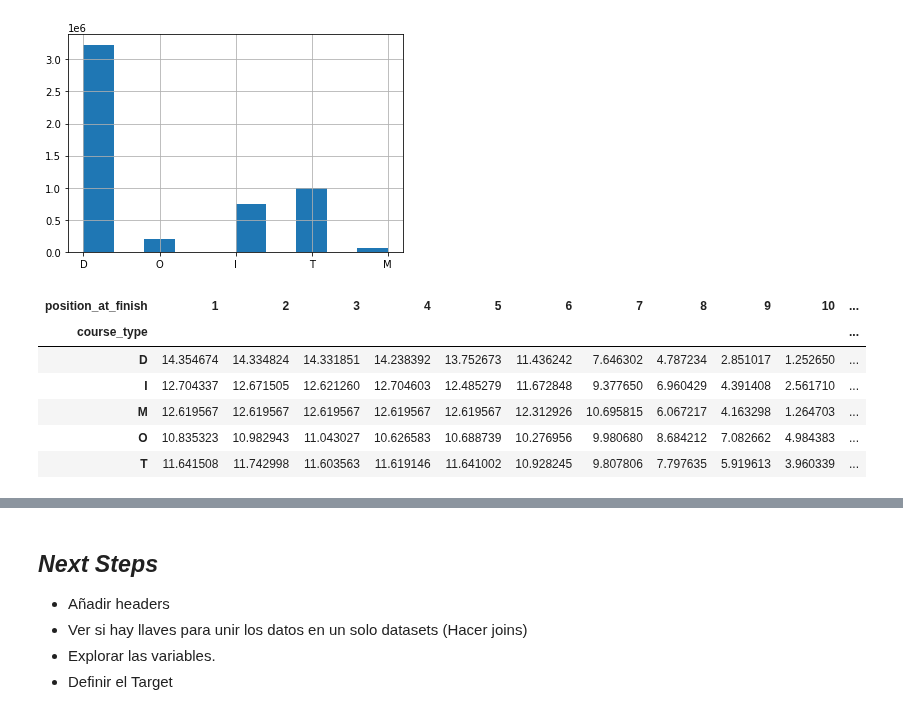
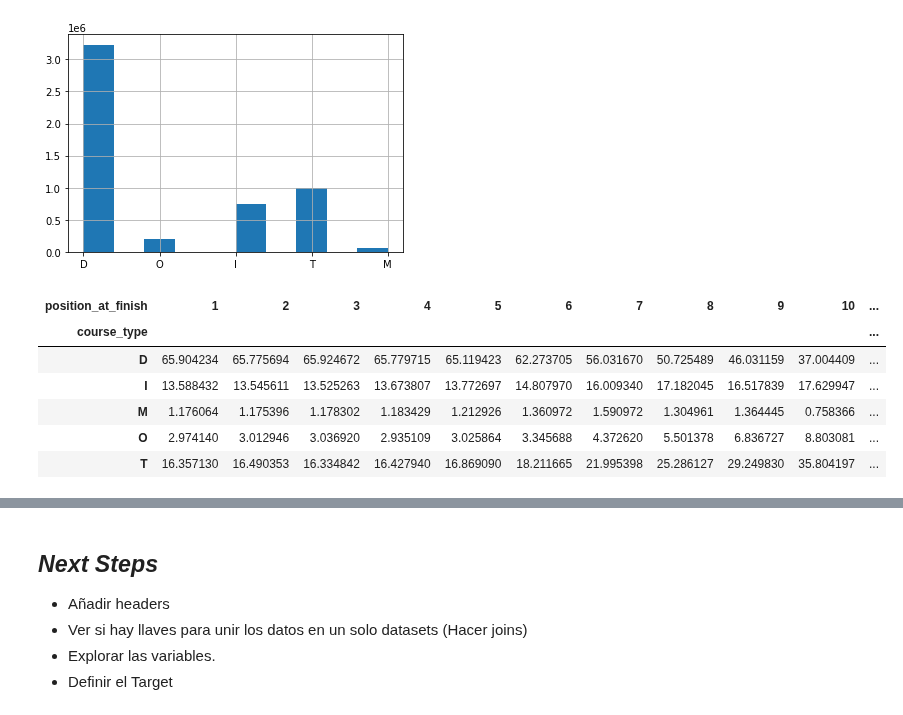
Before and after one commit to jsebastianquiroga/Big_Data-_Derby_2022_SI, a Jupyter notebook: Notebooks/Sistemas_Inteligentes.ipynb, the cells around one changed output, grey strips where cells are left out. Cells and saved outputs as stored; diff of their text form; code cells hidden in the pictures.

```diff
--- a/Notebooks/Sistemas_Inteligentes.ipynb
+++ b/Notebooks/Sistemas_Inteligentes.ipynb
@@ -371,13 +381,13 @@ nyra_2019['course_type'].hist()
 # %%
 pxp = pd.crosstab(index=nyra_2019['course_type'],
             columns=nyra_2019['position_at_finish']).apply(lambda r: r/r.sum() * 100,
-                                                                axis=1)
+                                                                axis=0)
 pxp
 # %% [output]
 | position_at_finish | 1 | 2 | 3 | 4 | 5 | 6 | 7 | 8 | 9 | 10 | ... |
 | course_type |  |  |  |  |  |  |  |  |  |  | ... |
-| D | 14.354674 | 14.334824 | 14.331851 | 14.238392 | 13.752673 | 11.436242 | 7.646302 | 4.787234 | 2.851017 | 1.252650 | ... |
-| I | 12.704337 | 12.671505 | 12.621260 | 12.704603 | 12.485279 | 11.672848 | 9.377650 | 6.960429 | 4.391408 | 2.561710 | ... |
-| M | 12.619567 | 12.619567 | 12.619567 | 12.619567 | 12.619567 | 12.312926 | 10.695815 | 6.067217 | 4.163298 | 1.264703 | ... |
-| O | 10.835323 | 10.982943 | 11.043027 | 10.626583 | 10.688739 | 10.276956 | 9.980680 | 8.684212 | 7.082662 | 4.984383 | ... |
-| T | 11.641508 | 11.742998 | 11.603563 | 11.619146 | 11.641002 | 10.928245 | 9.807806 | 7.797635 | 5.919613 | 3.960339 | ... |
+| D | 65.904234 | 65.775694 | 65.924672 | 65.779715 | 65.119423 | 62.273705 | 56.031670 | 50.725489 | 46.031159 | 37.004409 | ... |
+| I | 13.588432 | 13.545611 | 13.525263 | 13.673807 | 13.772697 | 14.807970 | 16.009340 | 17.182045 | 16.517839 | 17.629947 | ... |
+| M | 1.176064 | 1.175396 | 1.178302 | 1.183429 | 1.212926 | 1.360972 | 1.590972 | 1.304961 | 1.364445 | 0.758366 | ... |
+| O | 2.974140 | 3.012946 | 3.036920 | 2.935109 | 3.025864 | 3.345688 | 4.372620 | 5.501378 | 6.836727 | 8.803081 | ... |
+| T | 16.357130 | 16.490353 | 16.334842 | 16.427940 | 16.869090 | 18.211665 | 21.995398 | 25.286127 | 29.249830 | 35.804197 | ... |
```
Also changed, not shown: parts of 5 cells of this notebook.
